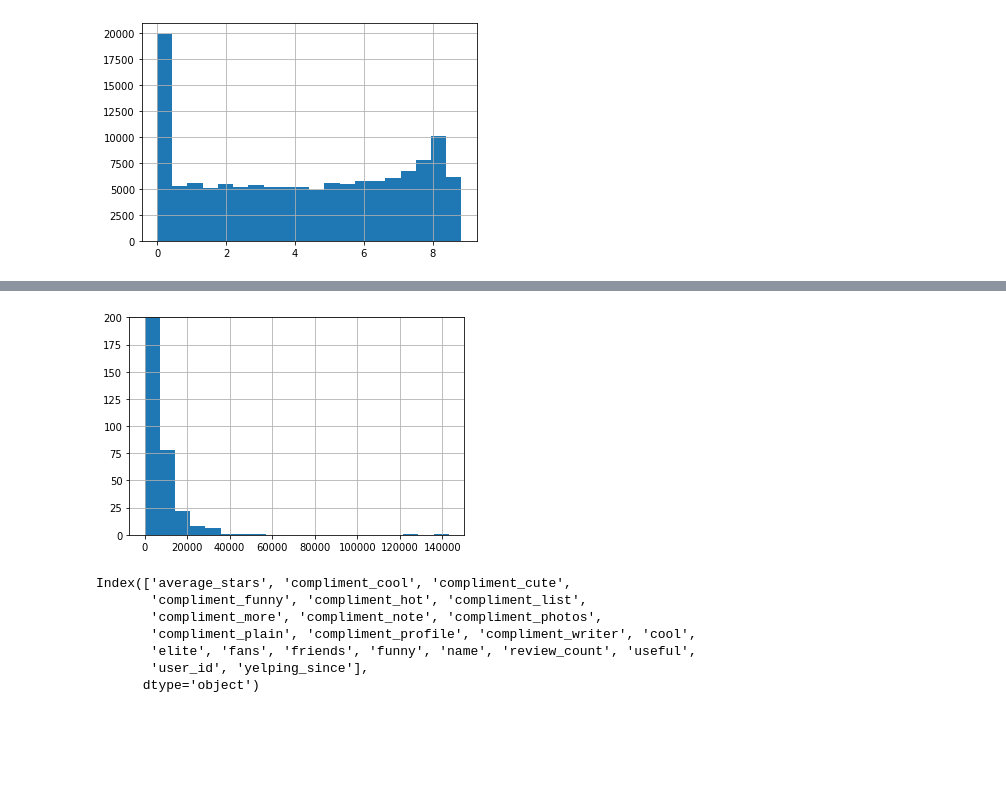
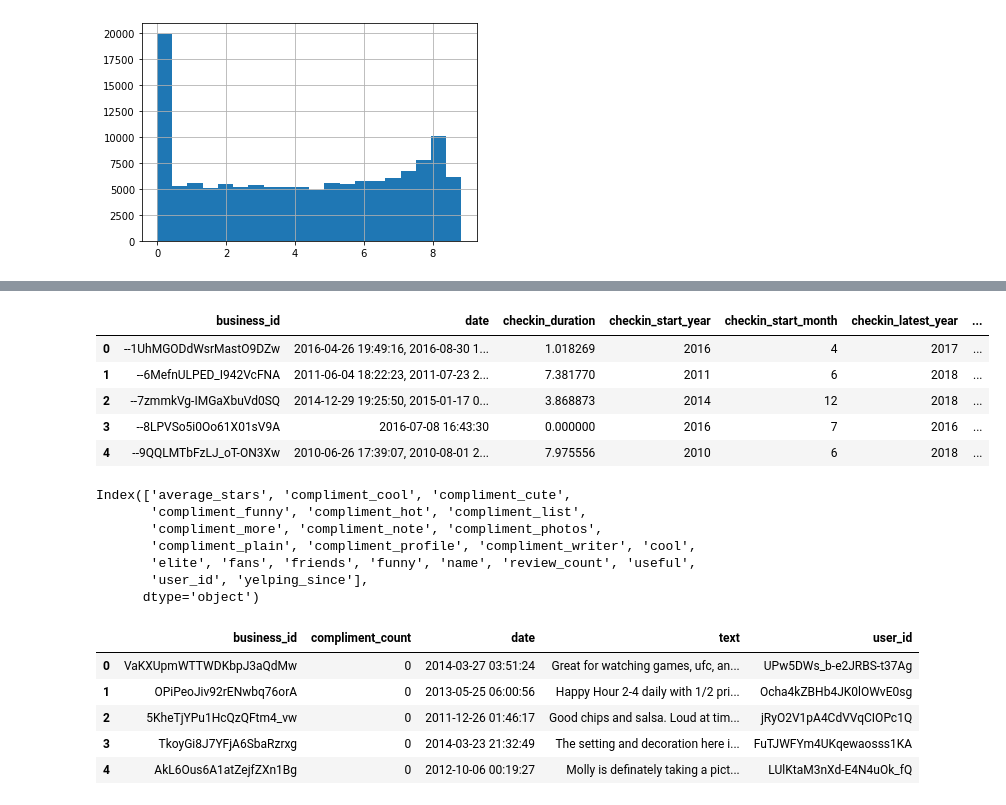
Before and after one commit to geraldgong/Yelp_challenge, a Jupyter notebook: Yelp_features.ipynb, the cells around one changed output, grey strips where cells are left out. Cells and saved outputs as stored; diff of their text form; code cells hidden in the pictures; blank space fills up the shorter version.

```diff
--- a/Yelp_features.ipynb
+++ b/Yelp_features.ipynb
@@ -92,9 +163,12 @@ plt.show()
-# %%
-df_new[df_new['is_open']==1]['checkin_counts'].hist(bins=20)
-plt.ylim([0, 200])
-plt.show()
-# %% [output]
-[figure, removed]
+# %%
+df_checkin.head()
+# %% [output]
+|  | business_id | date | checkin_duration | checkin_start_year | checkin_start_month | checkin_latest_year | ... |
+| 0 | --1UhMGODdWsrMastO9DZw | 2016-04-26 19:49:16, 2016-08-30 1... | 1.018269 | 2016 | 4 | 2017 | ... |
+| 1 | --6MefnULPED_I942VcFNA | 2011-06-04 18:22:23, 2011-07-23 2... | 7.381770 | 2011 | 6 | 2018 | ... |
+| 2 | --7zmmkVg-IMGaXbuVd0SQ | 2014-12-29 19:25:50, 2015-01-17 0... | 3.868873 | 2014 | 12 | 2018 | ... |
+| 3 | --8LPVSo5i0Oo61X01sV9A | 2016-07-08 16:43:30 | 0.000000 | 2016 | 7 | 2016 | ... |
+| 4 | --9QQLMTbFzLJ_oT-ON3Xw | 2010-06-26 17:39:07, 2010-08-01 2... | 7.975556 | 2010 | 6 | 2018 | ... |
 # %%
 df_user.columns
 # %% [output]
@@ -105,3 +179,12 @@ Index(['average_stars', 'compliment_cool', 'compliment_cute',
        'elite', 'fans', 'friends', 'funny', 'name', 'review_count', 'useful',
        'user_id', 'yelping_since'],
       dtype='object')
+# %%
+df_tip.head()
+# %% [output]
+|  | business_id | compliment_count | date | text | user_id |
+| 0 | VaKXUpmWTTWDKbpJ3aQdMw | 0 | 2014-03-27 03:51:24 | Great for watching games, ufc, an... | UPw5DWs_b-e2JRBS-t37Ag |
+| 1 | OPiPeoJiv92rENwbq76orA | 0 | 2013-05-25 06:00:56 | Happy Hour 2-4 daily with 1/2 pri... | Ocha4kZBHb4JK0lOWvE0sg |
+| 2 | 5KheTjYPu1HcQzQFtm4_vw | 0 | 2011-12-26 01:46:17 | Good chips and salsa. Loud at tim... | jRyO2V1pA4CdVVqCIOPc1Q |
+| 3 | TkoyGi8J7YFjA6SbaRzrxg | 0 | 2014-03-23 21:32:49 | The setting and decoration here i... | FuTJWFYm4UKqewaosss1KA |
+| 4 | AkL6Ous6A1atZejfZXn1Bg | 0 | 2012-10-06 00:19:27 | Molly is definately taking a pict... | LUlKtaM3nXd-E4N4uOk_fQ |
```
Also changed, not shown: parts of 6 cells of this notebook, 1 other file.
